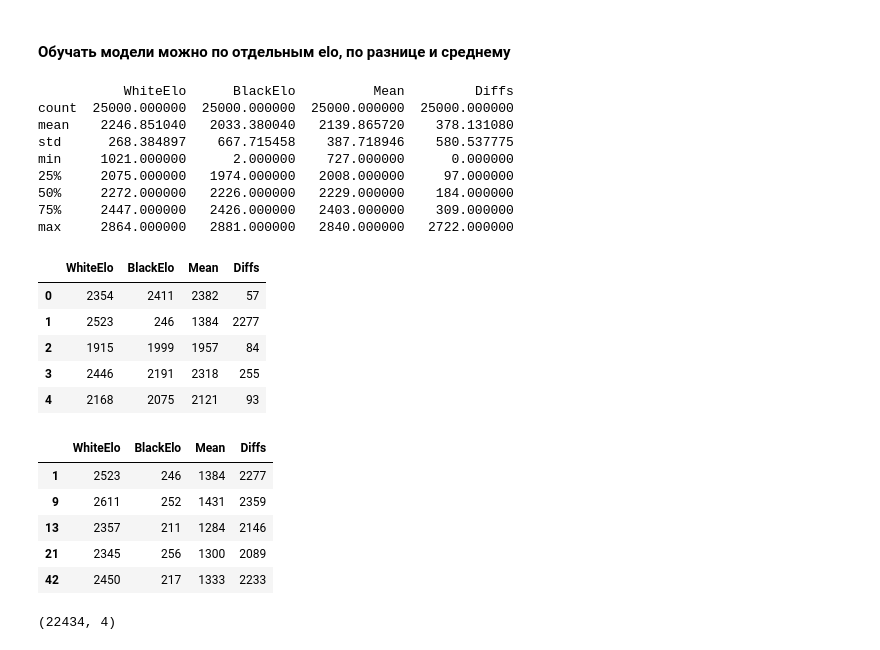
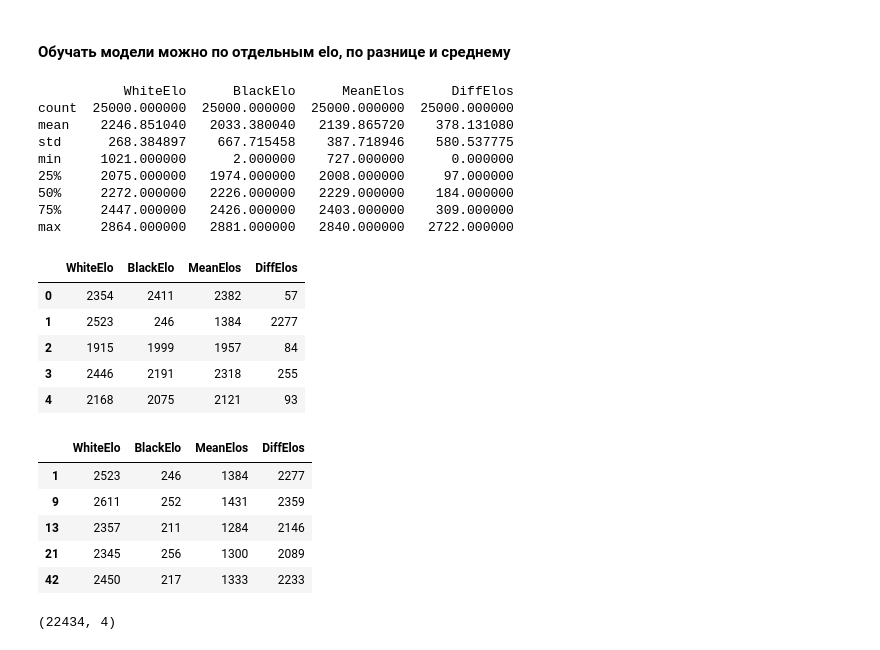
Before and after one commit to polinarod/PredictingRaitings, a Jupyter notebook: exploring.ipynb, the cells around one changed output. Saved outputs shown, nothing was run; the diff lists cells and outputs as text; code cells hidden in the pictures.

```diff
--- a/exploring.ipynb
+++ b/exploring.ipynb
@@ -8,21 +8,21 @@ import seaborn as sns
 #### Обучать модели можно по отдельным elo, по разнице и среднему
 # %%
 elos = pd.read_csv(r'C:\Users\Asus\PredictingRaitings\data\elos.csv')
-elos['Mean']=elos.mean(axis=1).astype(int)
-elos['Diffs']=abs(elos.WhiteElo-elos.BlackElo).astype(int)
+elos['MeanElos']=elos.mean(axis=1).astype(int)
+elos['DiffElos']=abs(elos.WhiteElo-elos.BlackElo).astype(int)
 print(elos.describe())
 elos.head()
 # %% [output]
-           WhiteElo      BlackElo          Mean         Diffs
+           WhiteElo      BlackElo      MeanElos      DiffElos
 count  25000.000000  25000.000000  25000.000000  25000.000000
 mean    2246.851040   2033.380040   2139.865720    378.131080
 std      268.384897    667.715458    387.718946    580.537775
 min     1021.000000      2.000000    727.000000      0.000000
 25%     2075.000000   1974.000000   2008.000000     97.000000
 50%     2272.000000   2226.000000   2229.000000    184.000000
 75%     2447.000000   2426.000000   2403.000000    309.000000
 max     2864.000000   2881.000000   2840.000000   2722.000000
-|  | WhiteElo | BlackElo | Mean | Diffs |
+|  | WhiteElo | BlackElo | MeanElos | DiffElos |
 | 0 | 2354 | 2411 | 2382 | 57 |
 | 1 | 2523 | 246 | 1384 | 2277 |
 | 2 | 1915 | 1999 | 1957 | 84 |
@@ -32,7 +32,7 @@ max     2864.000000   2881.000000   2840.000000   2722.000000
 elos_reject=elos[(elos['BlackElo']<1200)|(elos['WhiteElo']<1200)]
 elos_reject.head()
 # %% [output]
-|  | WhiteElo | BlackElo | Mean | Diffs |
+|  | WhiteElo | BlackElo | MeanElos | DiffElos |
 | 1 | 2523 | 246 | 1384 | 2277 |
 | 9 | 2611 | 252 | 1431 | 2359 |
 | 13 | 2357 | 211 | 1284 | 2146 |
```
Also changed, not shown: parts of 32 cells of this notebook, 1 other file.
